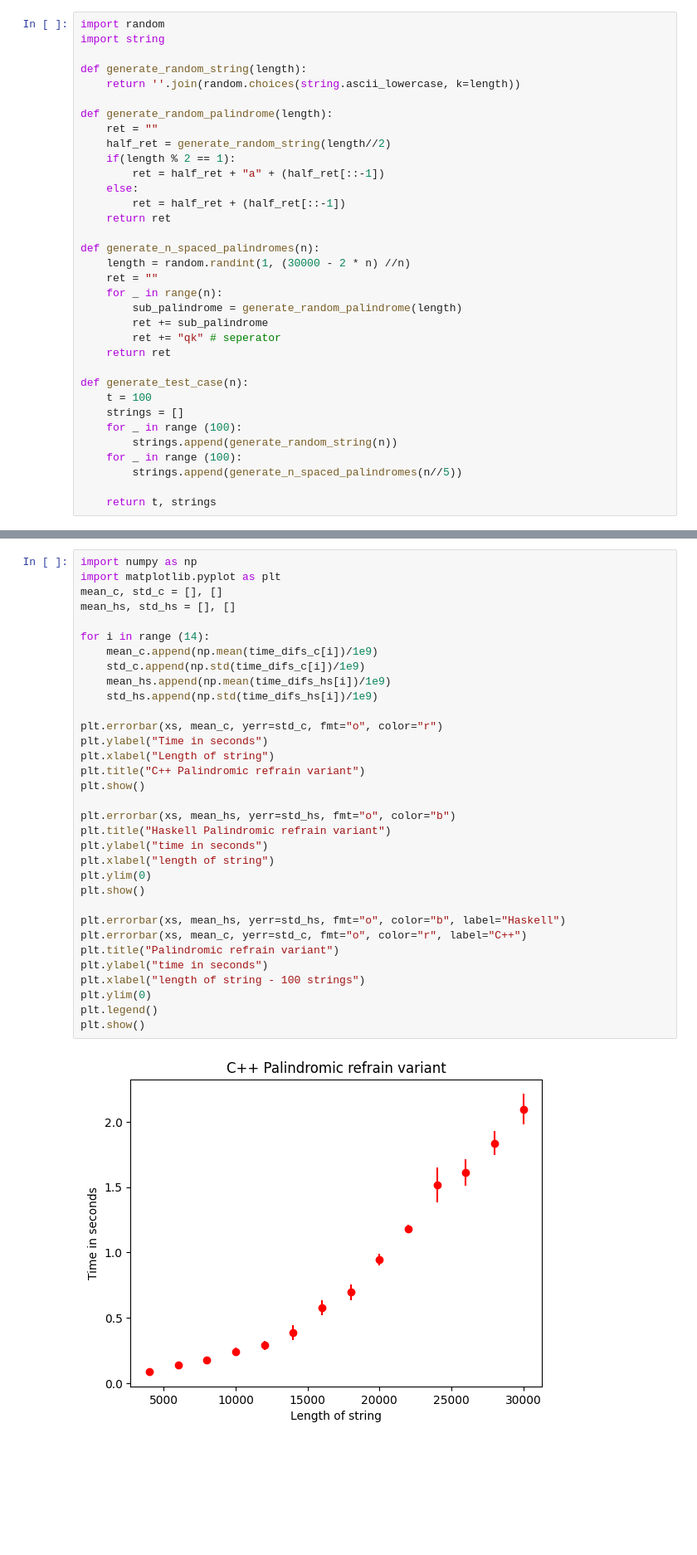
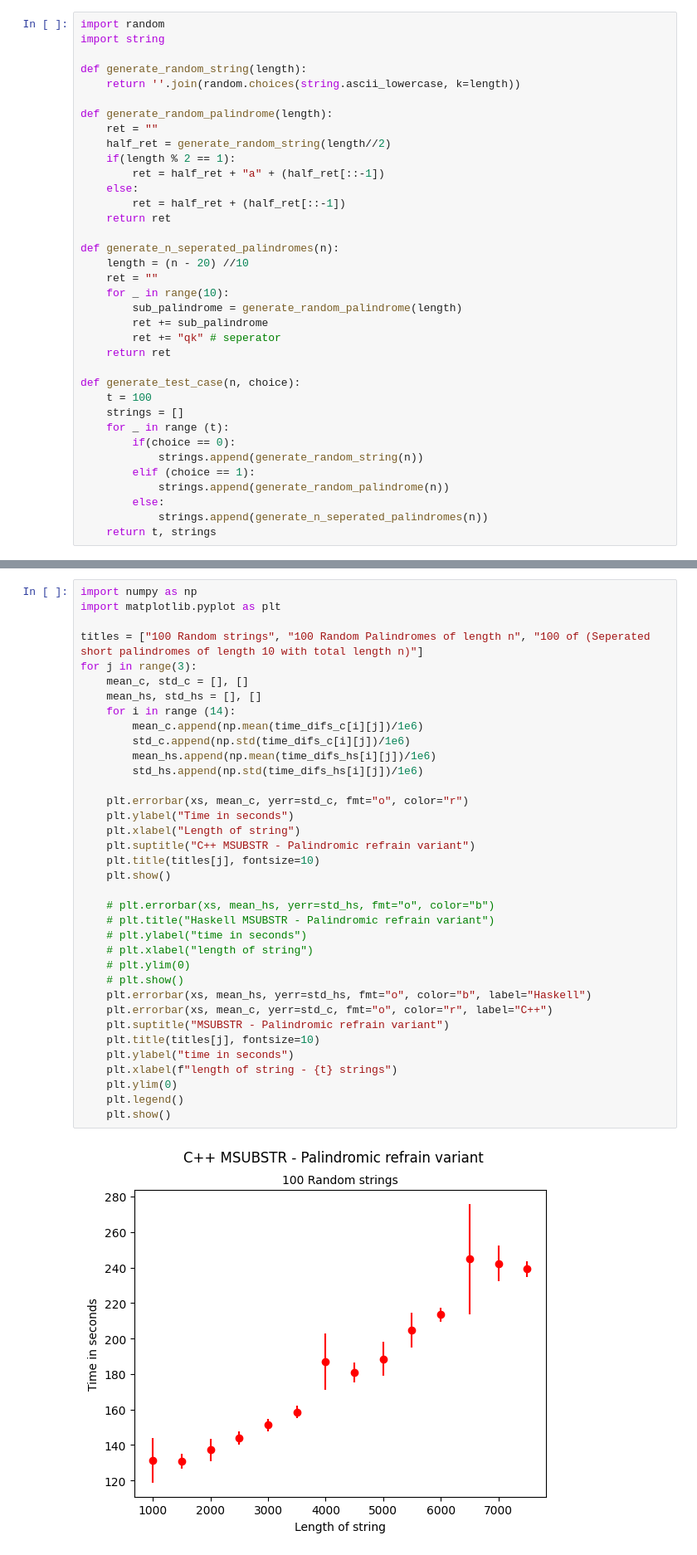
Before and after one commit to fizruk/eertree, a Jupyter notebook: app/Benchmarking.ipynb, the cells around one changed output, grey strips where cells are left out. Shown: that part at 83% size. Drawn from its saved outputs; the diff is of its cells as text; blank space fills up the shorter version.

Commit message:
bench msubstr and queries on different inputs separately

```diff
--- a/app/Benchmarking.ipynb
+++ b/app/Benchmarking.ipynb
@@ -14,23 +14,25 @@ def generate_random_palindrome(length):
         ret = half_ret + (half_ret[::-1])
     return ret
 
-def generate_n_spaced_palindromes(n):
-    length = random.randint(1, (30000 - 2 * n) //n)
+def generate_n_seperated_palindromes(n):
+    length = (n - 20) //10
     ret = ""
-    for _ in range(n):
+    for _ in range(10):
         sub_palindrome = generate_random_palindrome(length)
         ret += sub_palindrome
         ret += "qk" # seperator
     return ret
 
-def generate_test_case(n):
+def generate_test_case(n, choice):
     t = 100
     strings = []
-    for _ in range (100):
-        strings.append(generate_random_string(n))
-    for _ in range (100):
-        strings.append(generate_n_spaced_palindromes(n//5))
-
+    for _ in range (t):
+        if(choice == 0):
+            strings.append(generate_random_string(n))
+        elif (choice == 1):
+            strings.append(generate_random_palindrome(n))
+        else:
+            strings.append(generate_n_seperated_palindromes(n))
     return t, strings
 # %%
 import subprocess
@@ -70,35 +79,38 @@ for i in range(1, 15):
 # %%
 import numpy as np
 import matplotlib.pyplot as plt
-mean_c, std_c = [], []
-mean_hs, std_hs = [], []
 
-for i in range (14):
-    mean_c.append(np.mean(time_difs_c[i])/1e9)
-    std_c.append(np.std(time_difs_c[i])/1e9)
-    mean_hs.append(np.mean(time_difs_hs[i])/1e9)
-    std_hs.append(np.std(time_difs_hs[i])/1e9)
+titles = ["100 Random strings", "100 Random Palindromes of length n", "100 of (Seperated short palindromes of length 10 with total length n)"]
+for j in range(3):
+    mean_c, std_c = [], []
+    mean_hs, std_hs = [], []
+    for i in range (14):
+        mean_c.append(np.mean(time_difs_c[i][j])/1e6)
+        std_c.append(np.std(time_difs_c[i][j])/1e6)
+        mean_hs.append(np.mean(time_difs_hs[i][j])/1e6)
+        std_hs.append(np.std(time_difs_hs[i][j])/1e6)
 
-plt.errorbar(xs, mean_c, yerr=std_c, fmt="o", color="r")
-plt.ylabel("Time in seconds")
-plt.xlabel("Length of string")
-plt.title("C++ Palindromic refrain variant")
-plt.show()
+    plt.errorbar(xs, mean_c, yerr=std_c, fmt="o", color="r")
+    plt.ylabel("Time in seconds")
+    plt.xlabel("Length of string")
+    plt.suptitle("C++ MSUBSTR - Palindromic refrain variant")
+    plt.title(titles[j], fontsize=10)
+    plt.show()
 
-plt.errorbar(xs, mean_hs, yerr=std_hs, fmt="o", color="b")
-plt.title("Haskell Palindromic refrain variant")
-plt.ylabel("time in seconds")
-plt.xlabel("length of string")
-plt.ylim(0)
-plt.show()
-
-plt.errorbar(xs, mean_hs, yerr=std_hs, fmt="o", color="b", label="Haskell")
-plt.errorbar(xs, mean_c, yerr=std_c, fmt="o", color="r", label="C++")
-plt.title("Palindromic refrain variant")
-plt.ylabel("time in seconds")
-plt.xlabel("length of string - 100 strings")
-plt.ylim(0)
-plt.legend()
-plt.show()
+    # plt.errorbar(xs, mean_hs, yerr=std_hs, fmt="o", color="b")
+    # plt.title("Haskell MSUBSTR - Palindromic refrain variant")
+    # plt.ylabel("time in seconds")
+    # plt.xlabel("length of string")
+    # plt.ylim(0)
+    # plt.show()
+    plt.errorbar(xs, mean_hs, yerr=std_hs, fmt="o", color="b", label="Haskell")
+    plt.errorbar(xs, mean_c, yerr=std_c, fmt="o", color="r", label="C++")
+    plt.suptitle("MSUBSTR - Palindromic refrain variant")
+    plt.title(titles[j], fontsize=10)
+    plt.ylabel("time in seconds")
+    plt.xlabel(f"length of string - {t} strings")
+    plt.ylim(0)
+    plt.legend()
+    plt.show()
 # %% [output]
-[figure, old version]
+[figure, new version]
```
Also changed, not shown: parts of 4 cells of this notebook, 46 other files.
